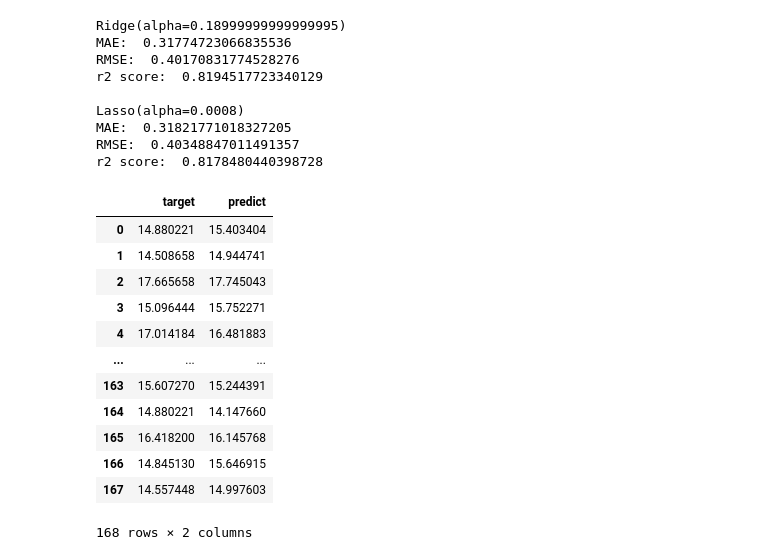
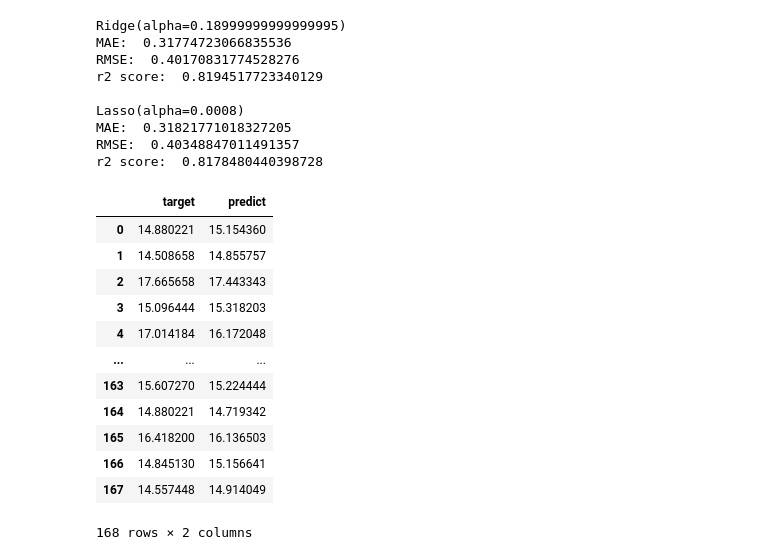
Before and after one commit to theWorstSolution/football-predictor, a Jupyter notebook: notebooks/defender.ipynb, the cells around one changed output. Drawn from its saved outputs; the diff is of its cells as text; code cells hidden in the pictures.

```diff
--- a/notebooks/defender.ipynb
+++ b/notebooks/defender.ipynb
@@ -302,22 +302,22 @@ MAE:  0.31821771018327205
 RMSE:  0.40348847011491357
 r2 score:  0.8178480440398728
 # %%
-reg_linear_models['lasso_regression'].fit(X_train, y_train)
-y_pred = reg_linear_models['lasso_regression'].predict(X_test)
+models['random_forest'].fit(X_train, y_train)
+y_pred = models['random_forest'].predict(X_test)
 pd.DataFrame(zip(y_test, y_pred), columns=['target', 'predict'])
 # %% [output]
 |  | target | predict |
-| 0 | 14.880221 | 15.403404 |
-| 1 | 14.508658 | 14.944741 |
-| 2 | 17.665658 | 17.745043 |
-| 3 | 15.096444 | 15.752271 |
-| 4 | 17.014184 | 16.481883 |
+| 0 | 14.880221 | 15.154360 |
+| 1 | 14.508658 | 14.855757 |
+| 2 | 17.665658 | 17.443343 |
+| 3 | 15.096444 | 15.318203 |
+| 4 | 17.014184 | 16.172048 |
 | ... | ... | ... |
-| 163 | 15.607270 | 15.244391 |
-| 164 | 14.880221 | 14.147660 |
-| 165 | 16.418200 | 16.145768 |
-| 166 | 14.845130 | 15.646915 |
-| 167 | 14.557448 | 14.997603 |
+| 163 | 15.607270 | 15.224444 |
+| 164 | 14.880221 | 14.719342 |
+| 165 | 16.418200 | 16.136503 |
+| 166 | 14.845130 | 15.156641 |
+| 167 | 14.557448 | 14.914049 |
 168 rows × 2 columns
 # %%
 # các điểm nằm dưới đường chéo cho thấy y_test > y_pred và ngược lại
```
Also changed, not shown: parts of 4 cells of this notebook, 3 other files.
